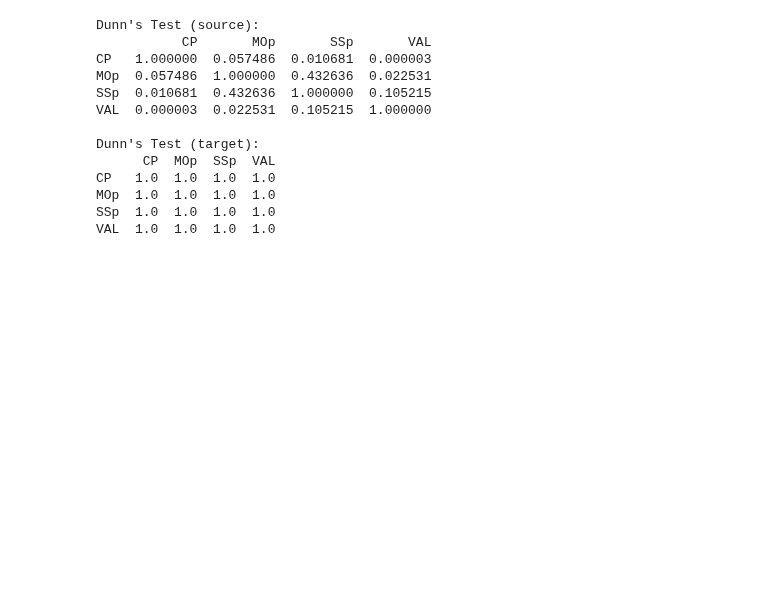
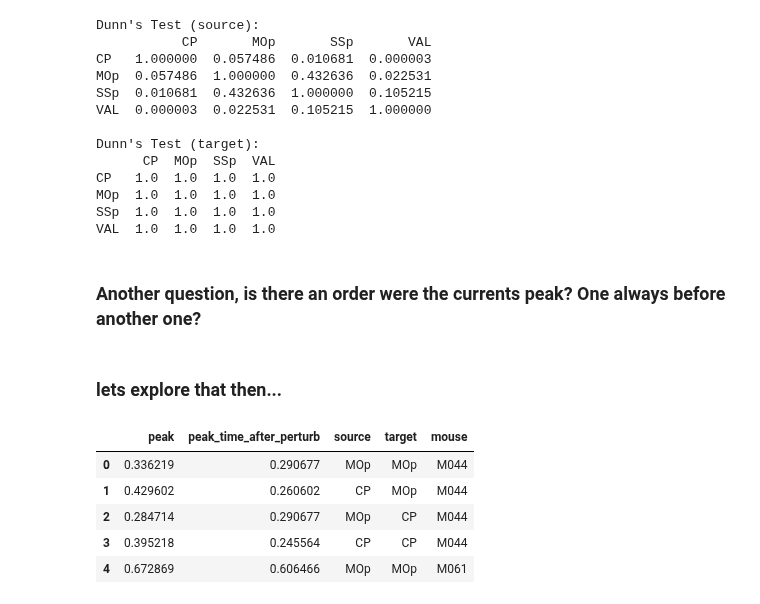
Before and after one commit to martinesparza/earthquake-analysis, a Jupyter notebook: notebooks/across_session_analysis/curbd_analysis.ipynb, the cells around one changed output. Saved outputs shown, nothing was run; the diff lists cells and outputs as text; code cells hidden in the pictures; blank space fills up the shorter version.

```diff
--- a/notebooks/across_session_analysis/curbd_analysis.ipynb
+++ b/notebooks/across_session_analysis/curbd_analysis.ipynb
@@ -841,3 +840,7 @@ CP   1.0  1.0  1.0  1.0
 MOp  1.0  1.0  1.0  1.0
 SSp  1.0  1.0  1.0  1.0
 VAL  1.0  1.0  1.0  1.0
+# %% [markdown]
+### Another question, is there an order were the currents peak? One always before another one?
+# %% [markdown]
+### lets explore that then...
@@ -843,0 +919,10 @@ VAL  1.0  1.0  1.0  1.0
+# %%
+peak_timings_df = peak_timing_df(curbd_data)
+peak_timings_df.head()
+# %% [output]
+|  | peak | peak_time_after_perturb | source | target | mouse |
+| 0 | 0.336219 | 0.290677 | MOp | MOp | M044 |
+| 1 | 0.429602 | 0.260602 | CP | MOp | M044 |
+| 2 | 0.284714 | 0.290677 | MOp | CP | M044 |
+| 3 | 0.395218 | 0.245564 | CP | CP | M044 |
+| 4 | 0.672869 | 0.606466 | MOp | MOp | M061 |
```
Also changed, not shown: parts of 8 cells of this notebook.
